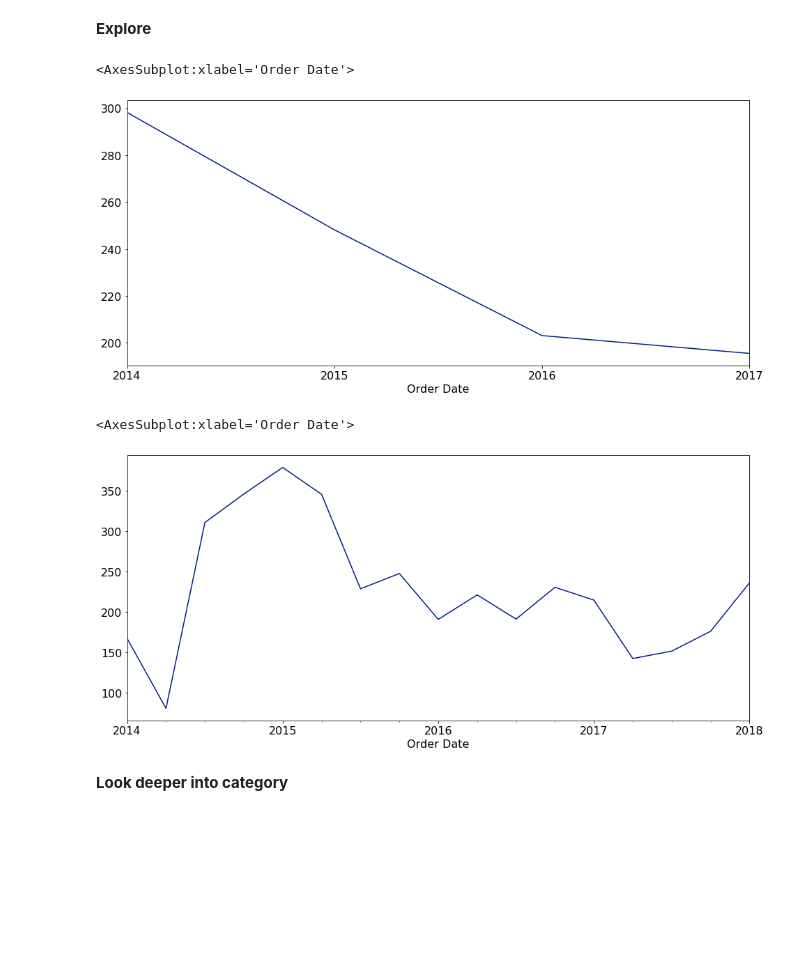
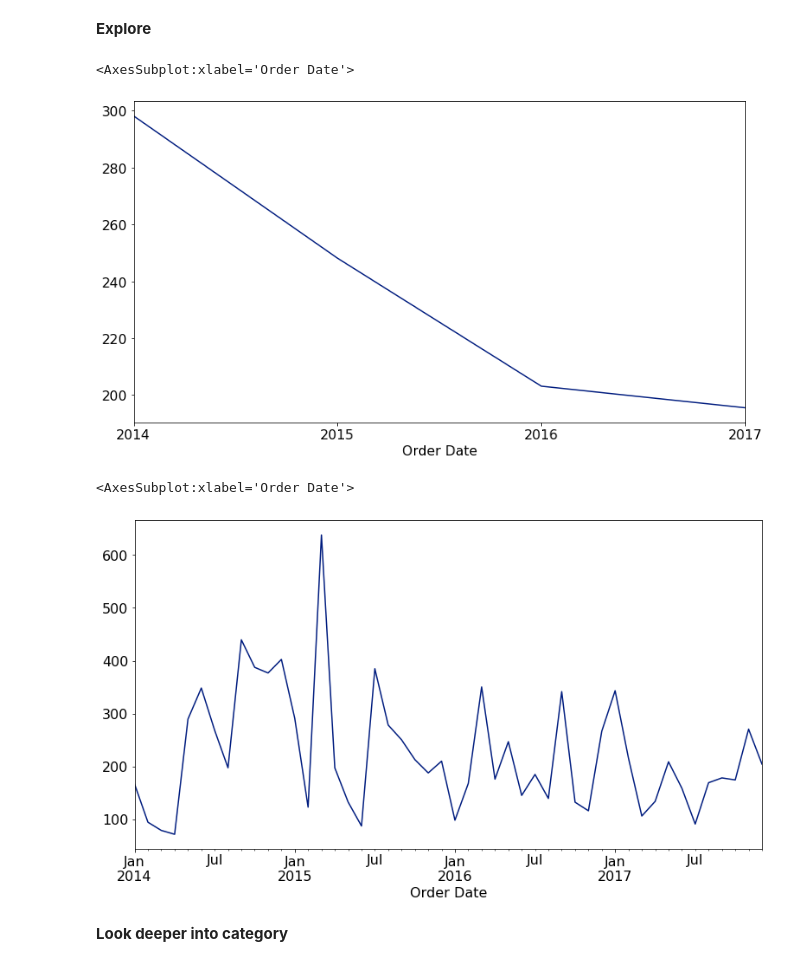
Before and after one commit to Kristofer-Rivera-and-Oliver-Ton/time_series_project, a Jupyter notebook: first_notebook.ipynb, the cells around one changed output. Drawn from its saved outputs; the diff is of its cells as text; code cells hidden in the pictures; blank space fills up the shorter version.

```diff
--- a/first_notebook.ipynb
+++ b/first_notebook.ipynb
@@ -28,6 +30,6 @@ import wrangle as w
 # %%
 # plotting defaults
-plt.rc('figure', figsize=(16, 7))
+plt.rc('figure', figsize=(13, 7))
 plt.style.use('seaborn-dark-palette')
 plt.rc('font', size=16)
 # %%
@@ -122,12 +123,12 @@ Name: category, dtype: int64
 df.resample('Y').sales.mean().plot()
 # %% [output]
 <AxesSubplot:xlabel='Order Date'>
-[figure, old version]
+[figure, new version]
 # %%
-#Look at the sales for every 3 month
-df.resample('3M').sales.mean().plot()
+#Look at the sales for every month
+df.resample('MS').sales.mean().plot()
 # %% [output]
 <AxesSubplot:xlabel='Order Date'>
-[figure, old version]
+[figure, new version]
 # %% [markdown]
 **Look deeper into category**
```
Also changed, not shown: parts of 43 cells of this notebook.
